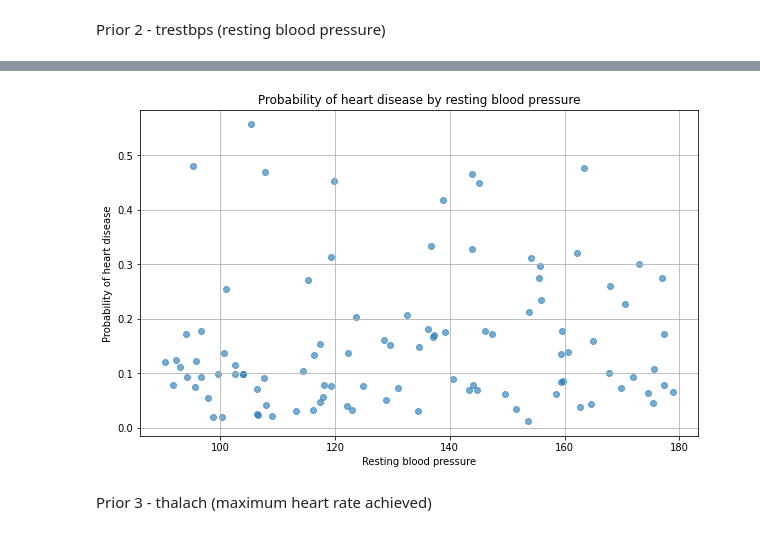
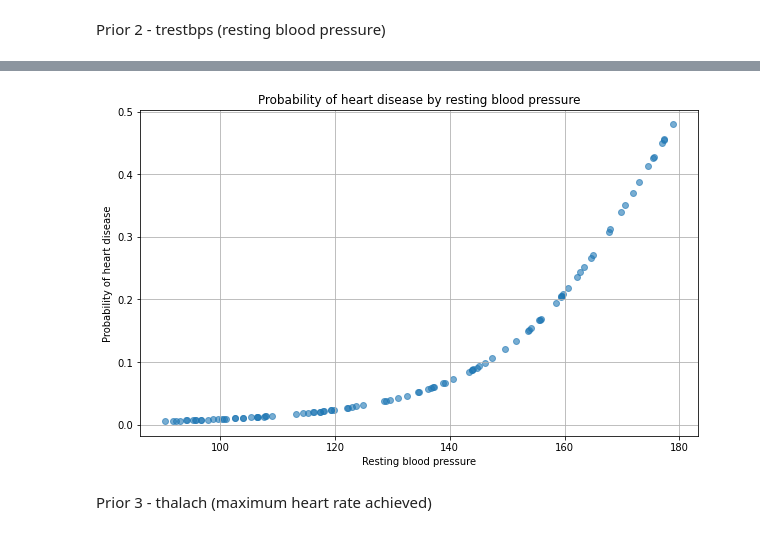
Before and after one commit to wasikjakub/bayesian-heart-disease-prediction, a Jupyter notebook: data_preprocessing.ipynb, the cells around one changed output, grey strips where cells are left out. Saved outputs shown, nothing was run; the diff lists cells and outputs as text; code cells hidden in the pictures.

```diff
--- a/data_preprocessing.ipynb
+++ b/data_preprocessing.ipynb
@@ -105,19 +92,18 @@ Prior 2 - trestbps (resting blood pressure)
 # %%
 np.random.seed(42)
 bps = np.random.uniform(90, 180, 100)
-heart_disease = np.random.binomial(1, 1 / (1 + np.exp(-0.05 * (bps - 120))))
+heart_disease = np.random.binomial(1, 1 / (1 + np.exp(-0.05 * (bps - 180))))
 
-data = {
+data_prior2 = {
     'N': len(bps),
     'bps': list(bps),
     'heart_disease': list(heart_disease)
 }
 
 model_age = CmdStanModel(stan_file='prior2.stan')
-sim = model_age.sample(data=data,
+sim = model_age.sample(data=data_prior2,
                         iter_sampling=200,
                         iter_warmup=1000,
                         chains=4,
-                        fixed_param=True,
                         seed=242522,)
 # %% [output]
@@ -151,20 +132,20 @@ sim.summary()
 # %%
 prior2 = sim.draws_pd()
 
 results_df = pd.DataFrame({
-    'bps': data['bps'],
-    'heart_disease_prob': prior1.iloc[:, 9:].mean(axis=0)
+    'bps': data_prior2['bps'],
+    'heart_disease_prob': prior2.iloc[:, 12:].mean(axis=0)
 })
 
 plt.figure(figsize=(10, 6))
 plt.scatter(results_df['bps'], results_df['heart_disease_prob'], alpha=0.6)
 plt.xlabel('Resting blood pressure')
 plt.ylabel('Probability of heart disease')
 plt.title('Probability of heart disease by resting blood pressure')
 plt.grid(True)
 plt.show()
 # %% [output]
-[figure, old version]
+[figure, new version]
 # %% [markdown]
 Prior 3 - thalach (maximum heart rate achieved)
 # %%
```
Also changed, not shown: parts of 13 cells of this notebook, 3 other files.
